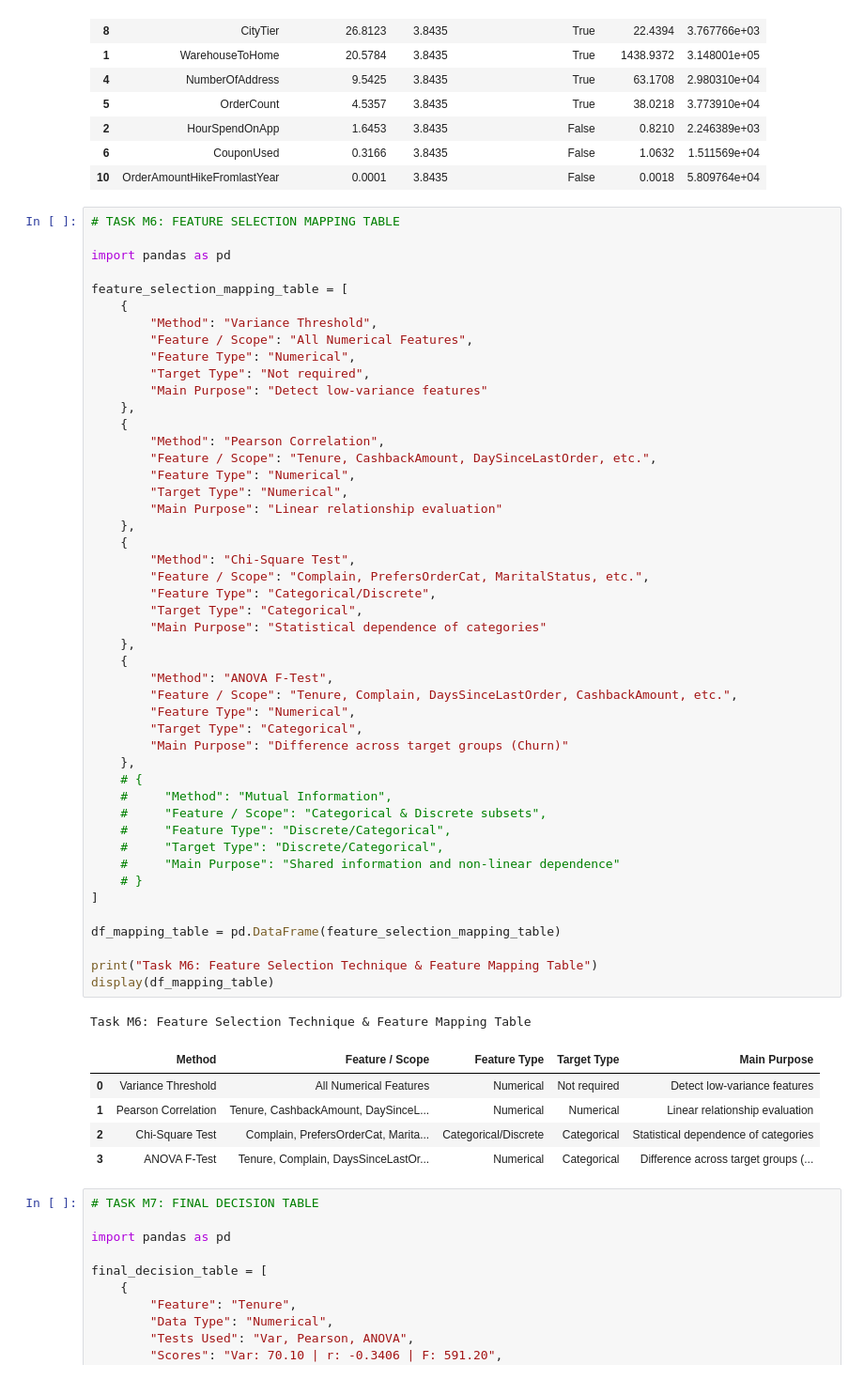
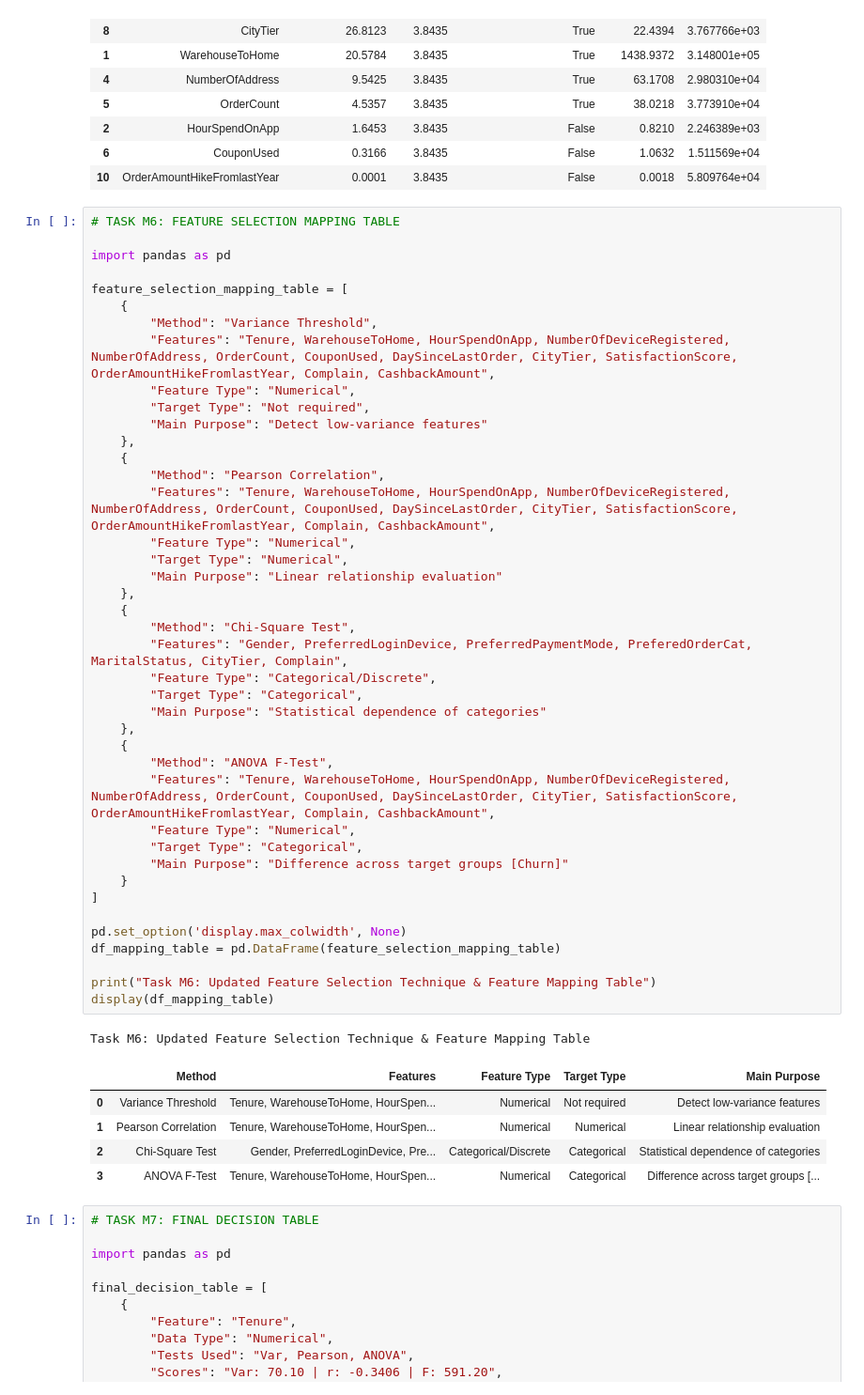
Before and after one commit to DrishtiNigam1928/CUSTOMER_CHURN, a Jupyter notebook: notebooks/main_analysis.ipynb, the cells around one changed output. Shown at 94% size. Drawn from its saved outputs; the diff is of its cells as text.

Commit message:
M6 table updated

```diff
--- a/notebooks/main_analysis.ipynb
+++ b/notebooks/main_analysis.ipynb
@@ -1791,53 +1791,47 @@ import pandas as pd
 
 feature_selection_mapping_table = [
     {
         "Method": "Variance Threshold",
-        "Feature / Scope": "All Numerical Features",
+        "Features": "Tenure, WarehouseToHome, HourSpendOnApp, NumberOfDeviceRegistered, NumberOfAddress, OrderCount, CouponUsed, DaySinceLastOrder, CityTier, SatisfactionScore, OrderAmountHikeFromlastYear, Complain, CashbackAmount",
         "Feature Type": "Numerical",
         "Target Type": "Not required",
         "Main Purpose": "Detect low-variance features"
     },
     {
         "Method": "Pearson Correlation",
-        "Feature / Scope": "Tenure, CashbackAmount, DaySinceLastOrder, etc.",
+        "Features": "Tenure, WarehouseToHome, HourSpendOnApp, NumberOfDeviceRegistered, NumberOfAddress, OrderCount, CouponUsed, DaySinceLastOrder, CityTier, SatisfactionScore, OrderAmountHikeFromlastYear, Complain, CashbackAmount",
         "Feature Type": "Numerical",
         "Target Type": "Numerical",
         "Main Purpose": "Linear relationship evaluation"
     },
     {
         "Method": "Chi-Square Test",
-        "Feature / Scope": "Complain, PrefersOrderCat, MaritalStatus, etc.",
+        "Features": "Gender, PreferredLoginDevice, PreferredPaymentMode, PreferedOrderCat, MaritalStatus, CityTier, Complain",
         "Feature Type": "Categorical/Discrete",
         "Target Type": "Categorical",
         "Main Purpose": "Statistical dependence of categories"
     },
     {
         "Method": "ANOVA F-Test",
-        "Feature / Scope": "Tenure, Complain, DaysSinceLastOrder, CashbackAmount, etc.",
+        "Features": "Tenure, WarehouseToHome, HourSpendOnApp, NumberOfDeviceRegistered, NumberOfAddress, OrderCount, CouponUsed, DaySinceLastOrder, CityTier, SatisfactionScore, OrderAmountHikeFromlastYear, Complain, CashbackAmount",
         "Feature Type": "Numerical",
         "Target Type": "Categorical",
-        "Main Purpose": "Difference across target groups (Churn)"
-    },
-    # {
-    #     "Method": "Mutual Information",
-    #     "Feature / Scope": "Categorical & Discrete subsets",
-    #     "Feature Type": "Discrete/Categorical",
-    #     "Target Type": "Discrete/Categorical",
-    #     "Main Purpose": "Shared information and non-linear dependence"
-    # }
+        "Main Purpose": "Difference across target groups [Churn]"
+    }
 ]
 
+pd.set_option('display.max_colwidth', None)
 df_mapping_table = pd.DataFrame(feature_selection_mapping_table)
 
-print("Task M6: Feature Selection Technique & Feature Mapping Table")
+print("Task M6: Updated Feature Selection Technique & Feature Mapping Table")
 display(df_mapping_table)
 # %% [output]
-Task M6: Feature Selection Technique & Feature Mapping Table
+Task M6: Updated Feature Selection Technique & Feature Mapping Table
-|  | Method | Feature / Scope | Feature Type | Target Type | Main Purpose |
-| 0 | Variance Threshold | All Numerical Features | Numerical | Not required | Detect low-variance features |
-| 1 | Pearson Correlation | Tenure, CashbackAmount, DaySinceL... | Numerical | Numerical | Linear relationship evaluation |
-| 2 | Chi-Square Test | Complain, PrefersOrderCat, Marita... | Categorical/Discrete | Categorical | Statistical dependence of categories |
-| 3 | ANOVA F-Test | Tenure, Complain, DaysSinceLastOr... | Numerical | Categorical | Difference across target groups (... |
+|  | Method | Features | Feature Type | Target Type | Main Purpose |
+| 0 | Variance Threshold | Tenure, WarehouseToHome, HourSpen... | Numerical | Not required | Detect low-variance features |
+| 1 | Pearson Correlation | Tenure, WarehouseToHome, HourSpen... | Numerical | Numerical | Linear relationship evaluation |
+| 2 | Chi-Square Test | Gender, PreferredLoginDevice, Pre... | Categorical/Discrete | Categorical | Statistical dependence of categories |
+| 3 | ANOVA F-Test | Tenure, WarehouseToHome, HourSpen... | Numerical | Categorical | Difference across target groups [... |
 # %%
 # TASK M7: FINAL DECISION TABLE
 
```
Also changed, not shown: parts of 4 cells of this notebook.
